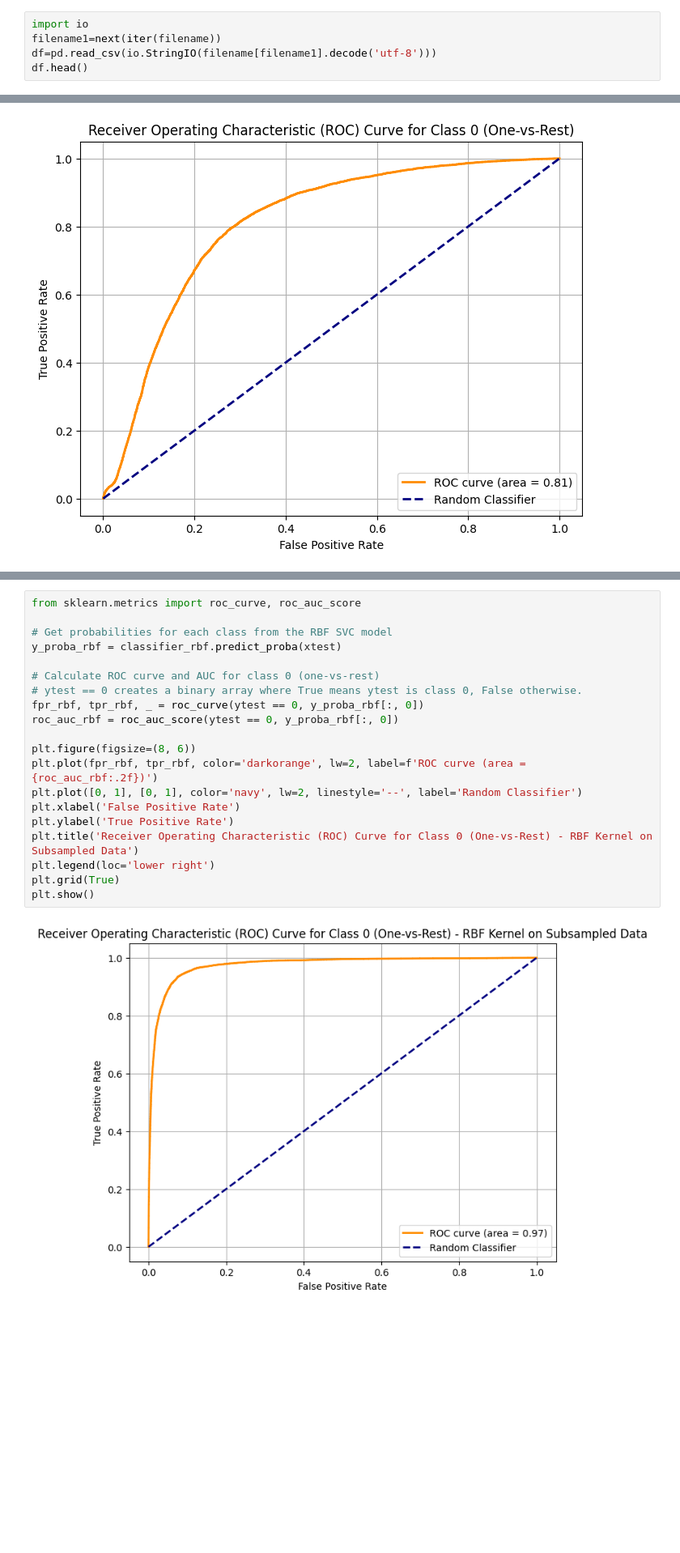
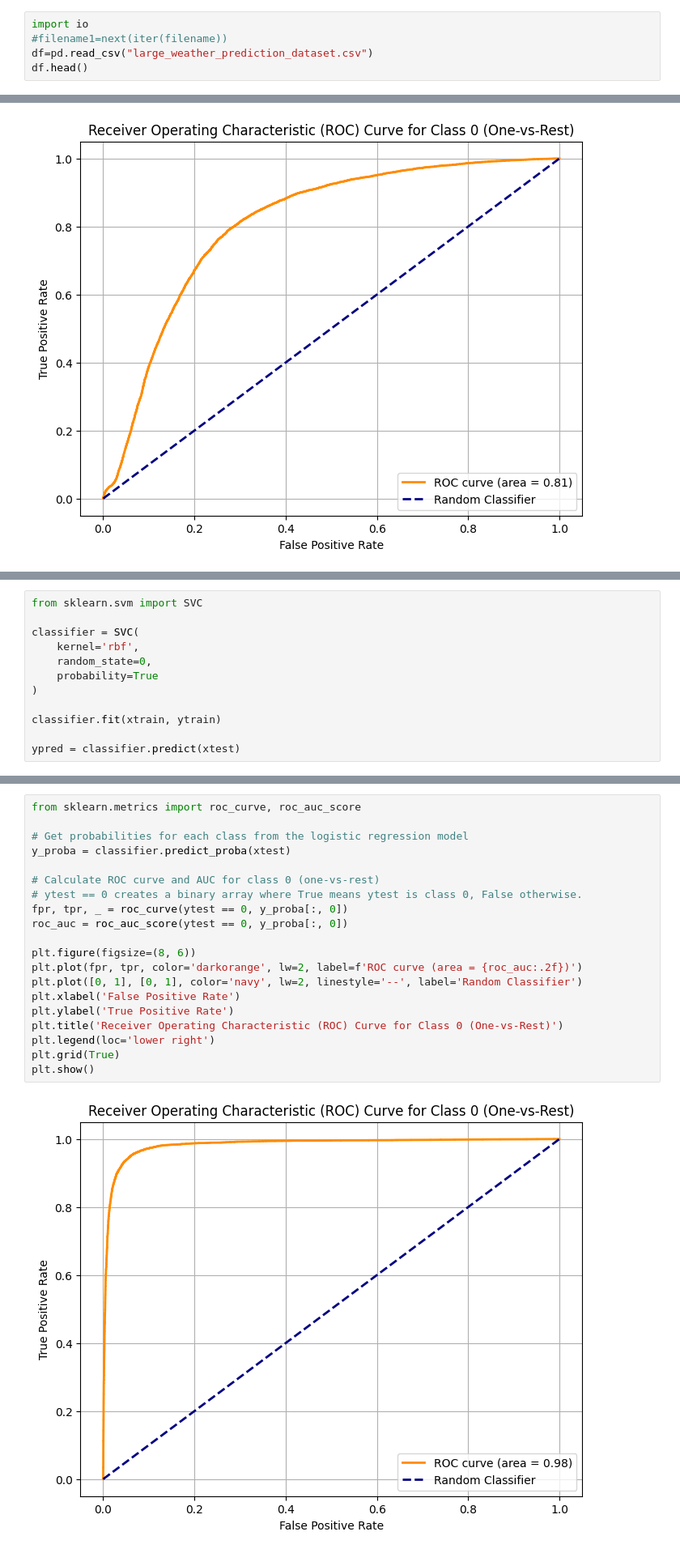
Before and after one commit to SUPRAJ29DB/machine_learning_01, a Jupyter notebook: support_vector_machine.ipynb, the cells around one changed output, grey strips where cells are left out. Shown at 81% size. Saved outputs shown, nothing was run; the diff lists cells and outputs as text; blank space fills up the shorter version.

```diff
--- a/support_vector_machine.ipynb
+++ b/support_vector_machine.ipynb
@@ -14,7 +9,7 @@ Saving large_weather_prediction_dataset.csv to large_weather_prediction_dataset.
 # %%
 import io
-filename1=next(iter(filename))
-df=pd.read_csv(io.StringIO(filename[filename1].decode('utf-8')))
+#filename1=next(iter(filename))
+df=pd.read_csv("large_weather_prediction_dataset.csv")
 df.head()
 # %% [output]
 |  | temperature | humidity | wind_speed | pressure | visibility | cloud_cover | weather |
@@ -138,0 +100,12 @@ Now that the `SVC` with 'rbf' kernel is trained on the subsampled data, let's ev
+# %%
+from sklearn.svm import SVC
+
+classifier = SVC(
+    kernel='rbf',
+    random_state=0,
+    probability=True
+)
+
+classifier.fit(xtrain, ytrain)
+
+ypred = classifier.predict(xtest)
@@ -164,22 +132,22 @@ AUC (RBF Kernel on Subsampled Data):  0.9794674379018447
 # %%
 from sklearn.metrics import roc_curve, roc_auc_score
 
-# Get probabilities for each class from the RBF SVC model
-y_proba_rbf = classifier_rbf.predict_proba(xtest)
+# Get probabilities for each class from the logistic regression model
+y_proba = classifier.predict_proba(xtest)
 
 # Calculate ROC curve and AUC for class 0 (one-vs-rest)
 # ytest == 0 creates a binary array where True means ytest is class 0, False otherwise.
-fpr_rbf, tpr_rbf, _ = roc_curve(ytest == 0, y_proba_rbf[:, 0])
-roc_auc_rbf = roc_auc_score(ytest == 0, y_proba_rbf[:, 0])
+fpr, tpr, _ = roc_curve(ytest == 0, y_proba[:, 0])
+roc_auc = roc_auc_score(ytest == 0, y_proba[:, 0])
 
 plt.figure(figsize=(8, 6))
-plt.plot(fpr_rbf, tpr_rbf, color='darkorange', lw=2, label=f'ROC curve (area = {roc_auc_rbf:.2f})')
+plt.plot(fpr, tpr, color='darkorange', lw=2, label=f'ROC curve (area = {roc_auc:.2f})')
 plt.plot([0, 1], [0, 1], color='navy', lw=2, linestyle='--', label='Random Classifier')
 plt.xlabel('False Positive Rate')
 plt.ylabel('True Positive Rate')
-plt.title('Receiver Operating Characteristic (ROC) Curve for Class 0 (One-vs-Rest) - RBF Kernel on Subsampled Data')
+plt.title('Receiver Operating Characteristic (ROC) Curve for Class 0 (One-vs-Rest)')
 plt.legend(loc='lower right')
 plt.grid(True)
 plt.show()
 # %% [output]
-[figure, old version]
+[figure, new version]
```
Also changed, not shown: parts of 10 cells of this notebook, 3 other files.
